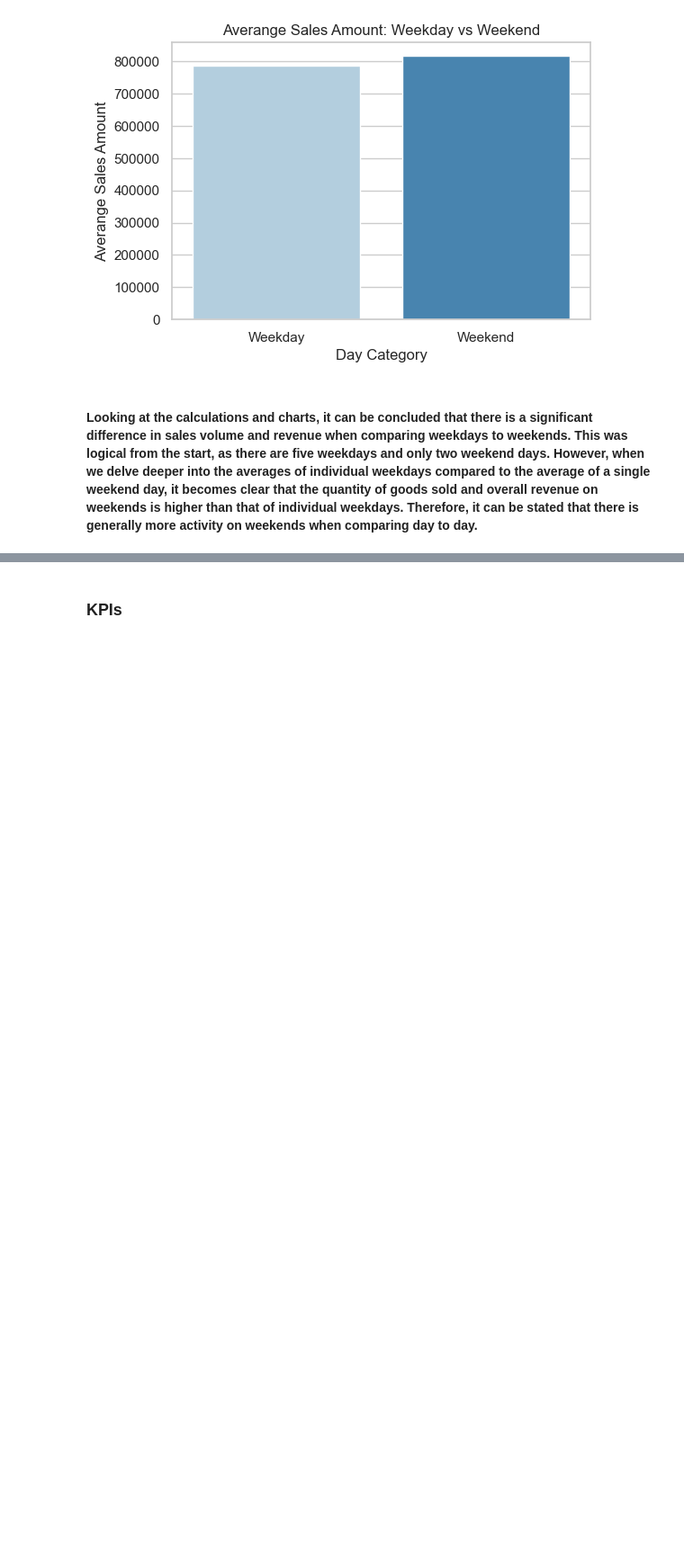
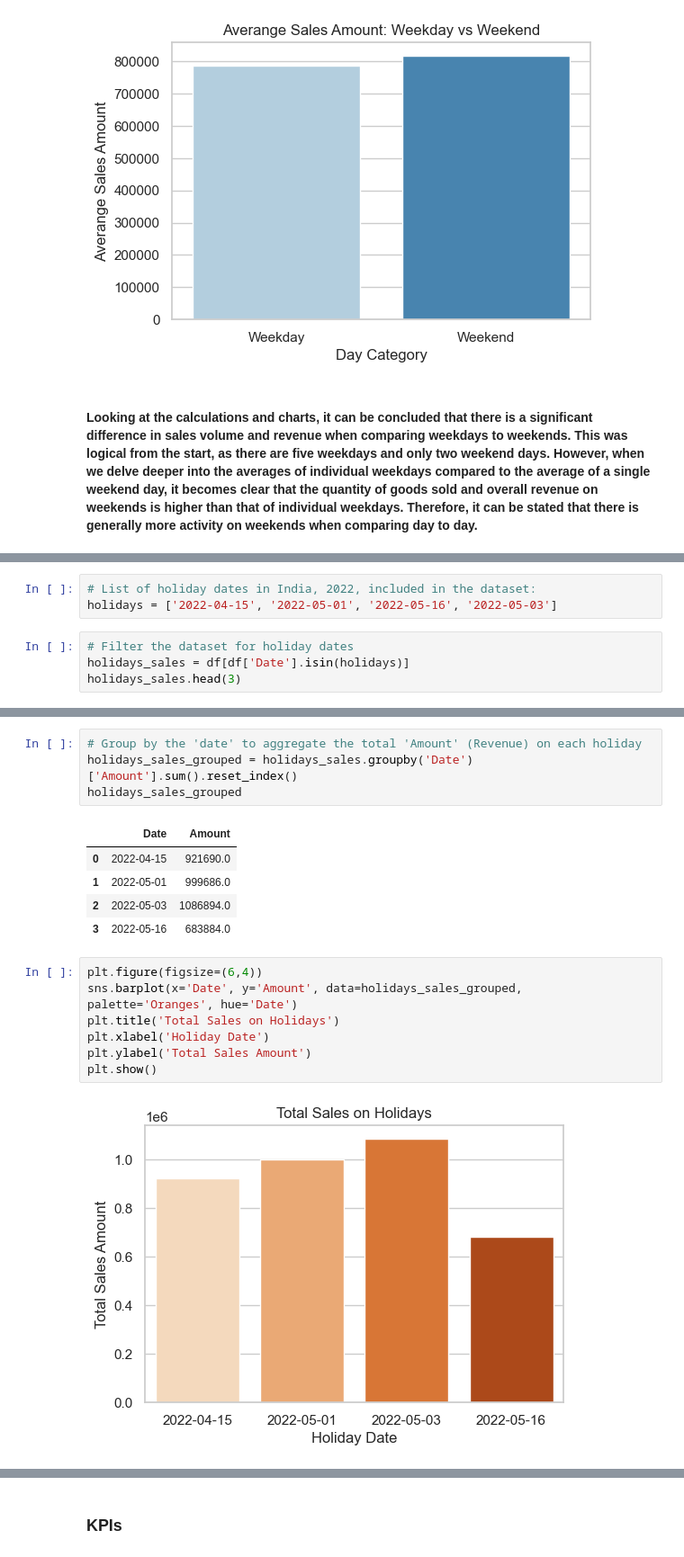
Before and after one commit to HMurawski/E-commerce-Sales-Analysis, a Jupyter notebook: E-Commerce Sales Analysis.ipynb, the cells around one changed output, grey strips where cells are left out. Shown at 90% size. Drawn from its saved outputs; the diff is of its cells as text; blank space fills up the shorter version.

Commit message:
Add files via upload
Added analysis on holidays vs non-holidays and some business insights, starting to train the linear regression model

```diff
--- a/E-Commerce Sales Analysis.ipynb
+++ b/E-Commerce Sales Analysis.ipynb
@@ -504,0 +516,7 @@ plt.show()
+# %%
+# List of holiday dates in India, 2022, included in the dataset:
+holidays = ['2022-04-15', '2022-05-01', '2022-05-16', '2022-05-03']
+# %%
+# Filter the dataset for holiday dates
+holidays_sales = df[df['Date'].isin(holidays)]
+holidays_sales.head(3)
@@ -504,0 +529,19 @@ plt.show()
+# %%
+# Group by the 'date' to aggregate the total 'Amount' (Revenue) on each holiday
+holidays_sales_grouped = holidays_sales.groupby('Date')['Amount'].sum().reset_index()
+holidays_sales_grouped
+# %% [output]
+|  | Date | Amount |
+| 0 | 2022-04-15 | 921690.0 |
+| 1 | 2022-05-01 | 999686.0 |
+| 2 | 2022-05-03 | 1086894.0 |
+| 3 | 2022-05-16 | 683884.0 |
+# %%
+plt.figure(figsize=(6,4))
+sns.barplot(x='Date', y='Amount', data=holidays_sales_grouped, palette='Oranges', hue='Date')
+plt.title('Total Sales on Holidays')
+plt.xlabel('Holiday Date')
+plt.ylabel('Total Sales Amount')
+plt.show()
+# %% [output]
+[figure, added]
```
Also changed, not shown: parts of 23 cells of this notebook.
